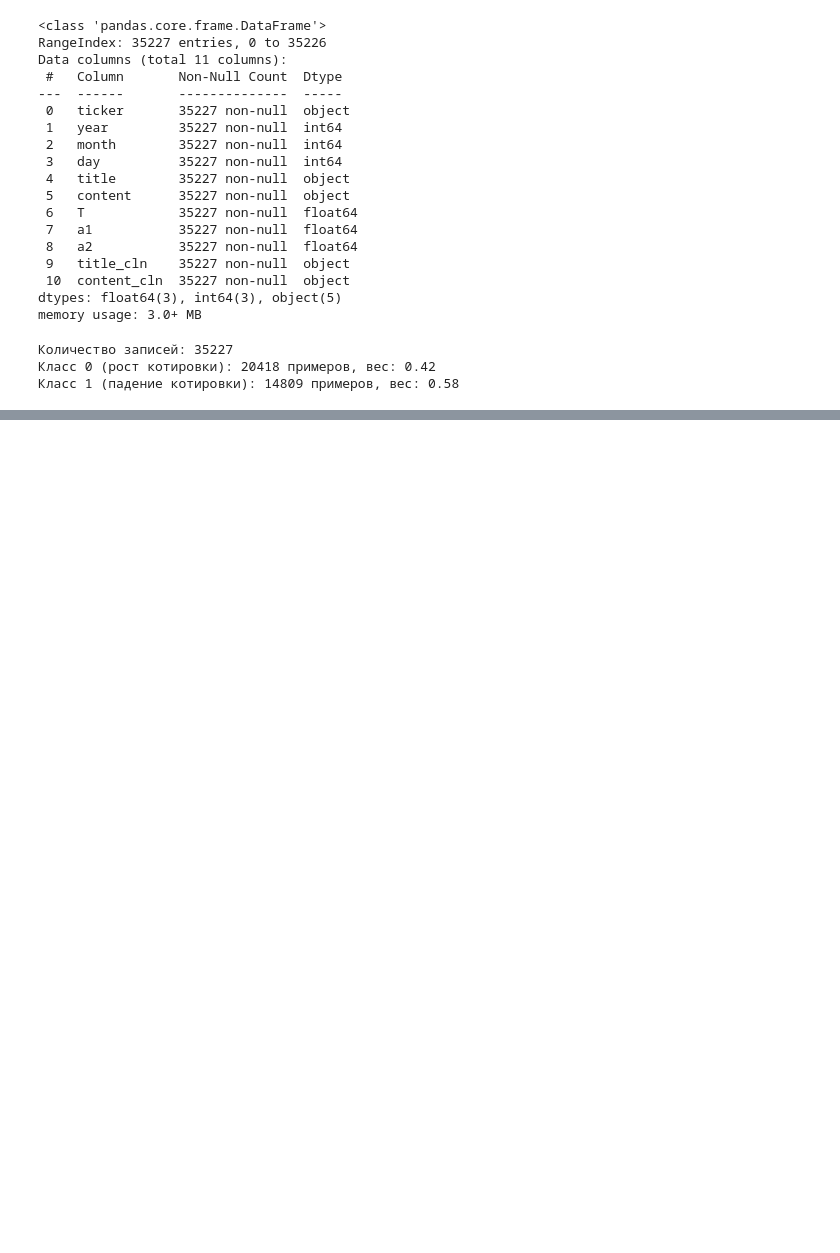
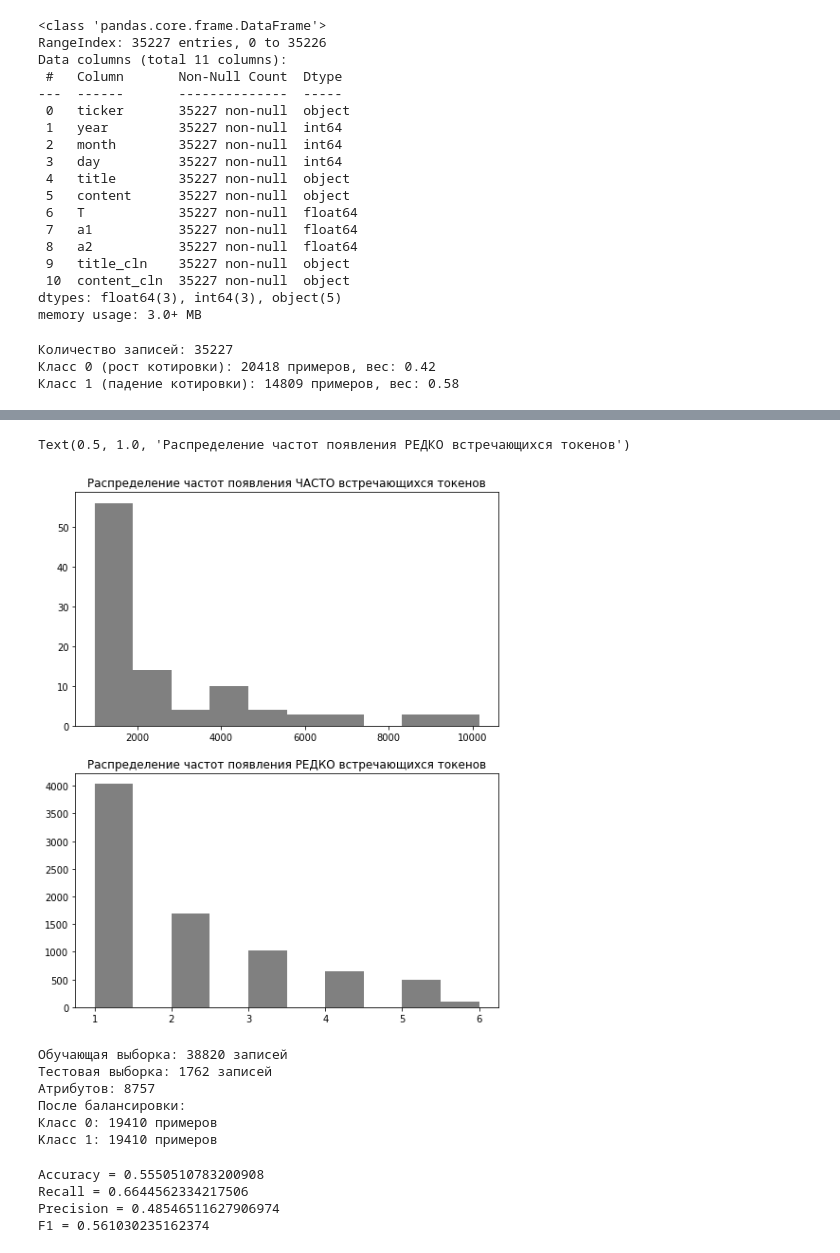
Before and after one commit to shabanovaeyu/Share-price-forecasing, a Jupyter notebook: logistic_regression.ipynb, the cells around one changed output, grey strips where cells are left out. Drawn from its saved outputs; the diff is of its cells as text; code cells hidden in the pictures; blank space fills up the shorter version.

```diff
--- a/logistic_regression.ipynb
+++ b/logistic_regression.ipynb
@@ -112,0 +381,11 @@ F1 = 0.5466751918158568
+# %%
+# Токены, полученные из заголовков новостных статей
+tokens = vectorizer.get_feature_names()
+
+# X_test в датафрейм
+df_X_train = pd.DataFrame.sparse.from_spmatrix(X_train, columns = tokens)
+
+# Ранжирование токенов по их частоте появления в корпусе
+df_top_tokens = pd.DataFrame({'count': df_X_train.aggregate(func='sum', axis=0)})
+df_top_tokens = df_top_tokens.reset_index().rename({'index':'token'}, axis=1)
+df_top_tokens = df_top_tokens.sort_values(by='count', ascending=True)
@@ -113,3 +408,72 @@ F1 = 0.5466751918158568
+# %%
+# Гистограмма распределения частот появления токенов
+
+fig, ax = plt.subplots(2, figsize=(8,10))
+ax[0].hist(df_top_tokens['count'][-100:], color='gray') # частоты появления "популярных" токенов
+ax[1].hist(df_top_tokens['count'][:8000], color='gray') # частоты появления "непопулярных" токенов
+
+ax[0].set_title('Распределение частот появления ЧАСТО встречающихся токенов', fontdict={'size':12})
+ax[1].set_title('Распределение частот появления РЕДКО встречающихся токенов', fontdict={'size':12})
+# %% [output]
+Text(0.5, 1.0, 'Распределение частот появления РЕДКО встречающихся токенов')
+[figure, added]
+# %%
+# Получение train и test-выборок
+# Векторизация текстового поля с "осознанными" параметрами
+
+min_df = 2
+max_df = 3000
+test_size = 0.05
+
+X = dataset['content_cln']
+Y = dataset['Y']
+
+X_train, X_test, y_train, y_test = train_test_split(X, Y,
+                                                    test_size=test_size,
+                                                    random_state=42)
+
+vectorizer = CountVectorizer(min_df=min_df)
+vectorizer.fit(X_train)
+X_train = vectorizer.transform(X_train)
+X_test = vectorizer.transform(X_test)
+
+# Балансировка SMOTE
+smote = SMOTE(sampling_strategy='auto', k_neighbors=5, random_state=42)
+X_train_resampled, y_train_resampled = smote.fit_resample(X_train, y_train)
+
+print(f'Обучающая выборка: {X_train_resampled.shape[0]} записей')
+print(f'Тестовая выборка: {X_test.shape[0]} записей')
+print(f'Атрибутов: {X_test.shape[1]}')
+
+print(f'После балансировки:\nКласс 0: {y_train_resampled.value_counts()[0]} примеров')
+print(f'Kласс 1: {y_train_resampled.value_counts()[1]} примеров')
+# %% [output]
+Обучающая выборка: 38820 записей
+Тестовая выборка: 1762 записей
+Атрибутов: 8757
+После балансировки:
+Класс 0: 19410 примеров
+Kласс 1: 19410 примеров
+# %%
+# Логистическая регрессия без тюнинга С-параметра
+
+model = LogisticRegression(C=1,
+                           max_iter=1000,
+                           class_weight = {1: w1, 0: w0})
+
+model.fit(X_train_resampled, y_train_resampled)
+
+y_pred = model.predict(X_test)
+
+print(f'Accuracy = {accuracy_score(y_test, y_pred)}')
+print(f'Recall = {recall_score(y_test, y_pred)}')
+print(f'Precision = {precision_score(y_test, y_pred)}')
+print(f'F1 = {f1_score(y_test, y_pred)}')
+# %% [output]
+Accuracy = 0.5550510783200908
+Recall = 0.6644562334217506
+Precision = 0.48546511627906974
+F1 = 0.561030235162374
 # %%
 # Логистическая регрессия с автоматическим тюнингом С-параметра
 
```
Also changed, not shown: parts of 22 cells of this notebook.
